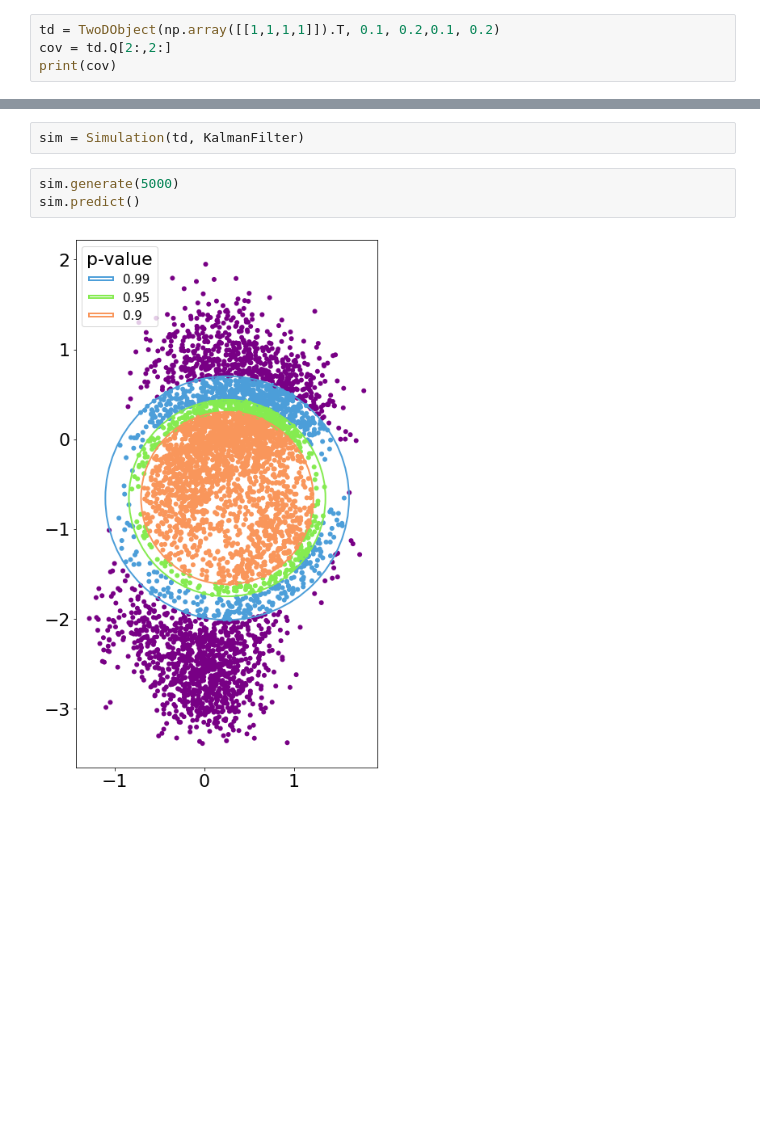
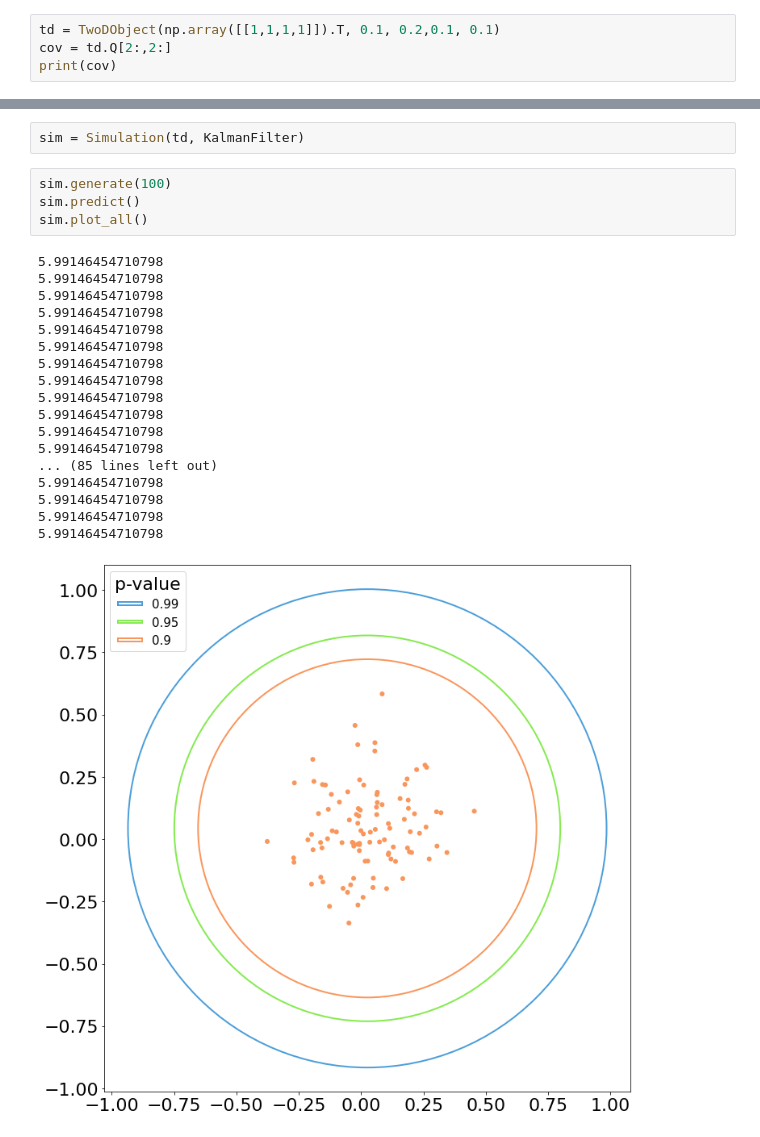
Before and after one commit to nidhipai/rips-2021-aerospace, a Jupyter notebook: ellipse_draw.ipynb, the cells around one changed output, grey strips where cells are left out. Cells and saved outputs as stored; diff of their text form; blank space fills up the shorter version.

```diff
--- a/ellipse_draw.ipynb
+++ b/ellipse_draw.ipynb
@@ -44,5 +44,5 @@ ellipse(mean, cov)
 # %%
-td = TwoDObject(np.array([[1,1,1,1]]).T, 0.1, 0.2,0.1, 0.2)
+td = TwoDObject(np.array([[1,1,1,1]]).T, 0.1, 0.2,0.1, 0.1)
 cov = td.Q[2:,2:]
 print(cov)
 # %% [output]
@@ -51,7 +51,25 @@ print(cov)
 # %%
 sim = Simulation(td, KalmanFilter)
 # %%
-sim.generate(5000)
+sim.generate(100)
 sim.predict()
+sim.plot_all()
 # %% [output]
+5.99146454710798
+5.99146454710798
+5.99146454710798
+5.99146454710798
+5.99146454710798
+5.99146454710798
+5.99146454710798
+5.99146454710798
+5.99146454710798
+5.99146454710798
+5.99146454710798
+5.99146454710798
+... (85 lines left out)
+5.99146454710798
+5.99146454710798
+5.99146454710798
+5.99146454710798
-[figure, old version]
+[figure, new version]
```
Also changed, not shown: parts of 2 cells of this notebook, 3 other files.
